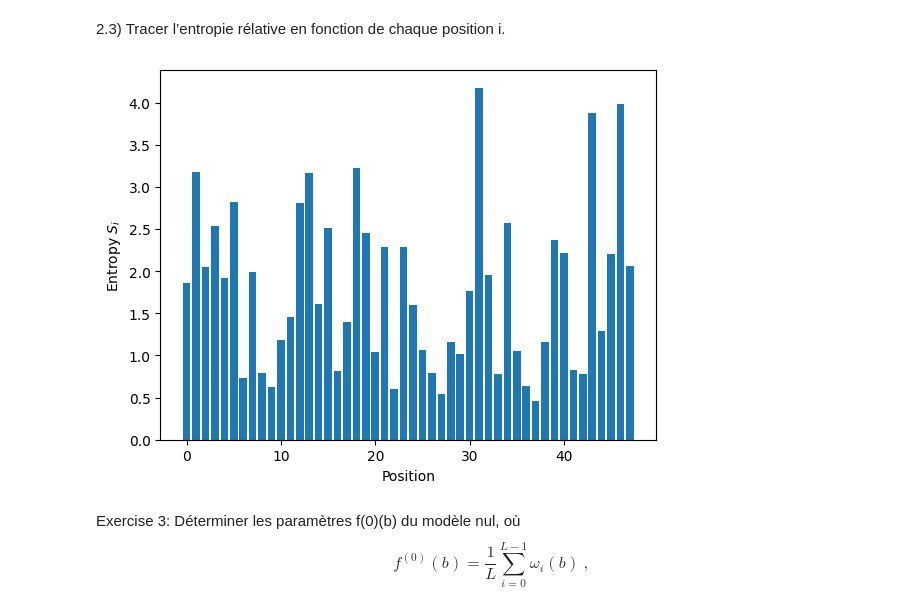
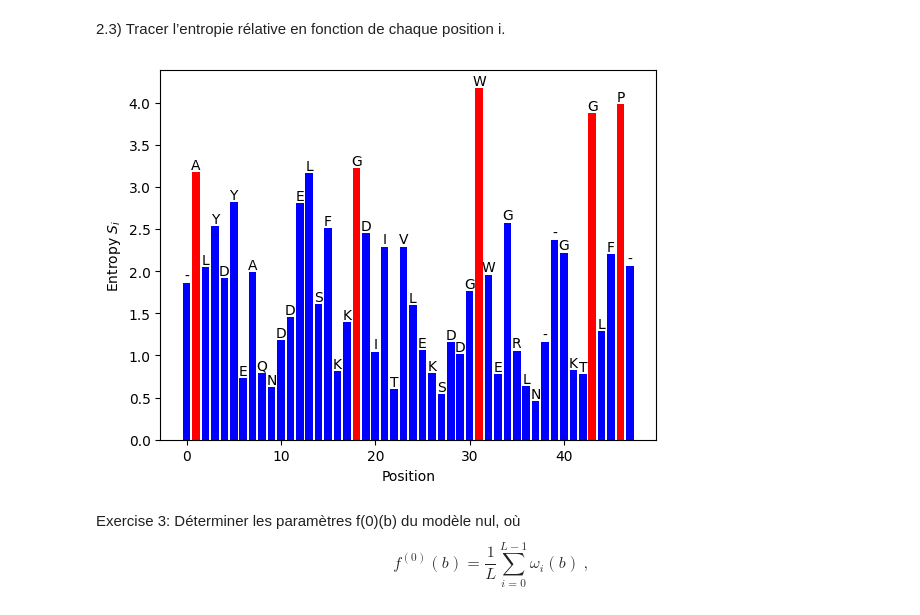
Before and after one commit to slietar/su-courses, a Jupyter notebook: sbas/tme1/tme1.ipynb, the cells around one changed output. Cells and saved outputs as stored; diff of their text form; code cells hidden in the pictures.

```diff
--- a/sbas/tme1/tme1.ipynb
+++ b/sbas/tme1/tme1.ipynb
@@ -185,22 +185,25 @@ import matplotlib.pyplot as plt
 # %%
 #plot entropy
 def plot_entropy(Si: np.ndarray):
     """For each of the L positions of the MSA, plot its entropy.
 
     BONUS : highlight the top-naa conserved sites, and print the
     most abundant amino acid type on top of the naa identified positions"""
 
     plt.figure()
 
-    plt.bar(np.arange(L), Si)
+    plt.bar(range(L), Si, color=['r' if arg < 5 else 'b' for arg in (-Si).argsort().argsort()])
     plt.xlabel('Position')
     plt.ylabel('Entropy $S_i$')
+
+    for pos, si in enumerate(Si):
+        plt.text(pos, si, aa[PWM[:, pos].argmax()], horizontalalignment='center', verticalalignment='bottom')
 
     plt.savefig('entropy.png', dpi=300)
 
 plot_entropy(Si)
 # %% [output]
-[figure, old version]
+[figure, new version]
 # %% [markdown]
 Exercise 3: Déterminer les paramètres f(0)(b) du modèle nul, où
 \begin{equation}
```
Also changed, not shown: parts of 1 cell of this notebook.
